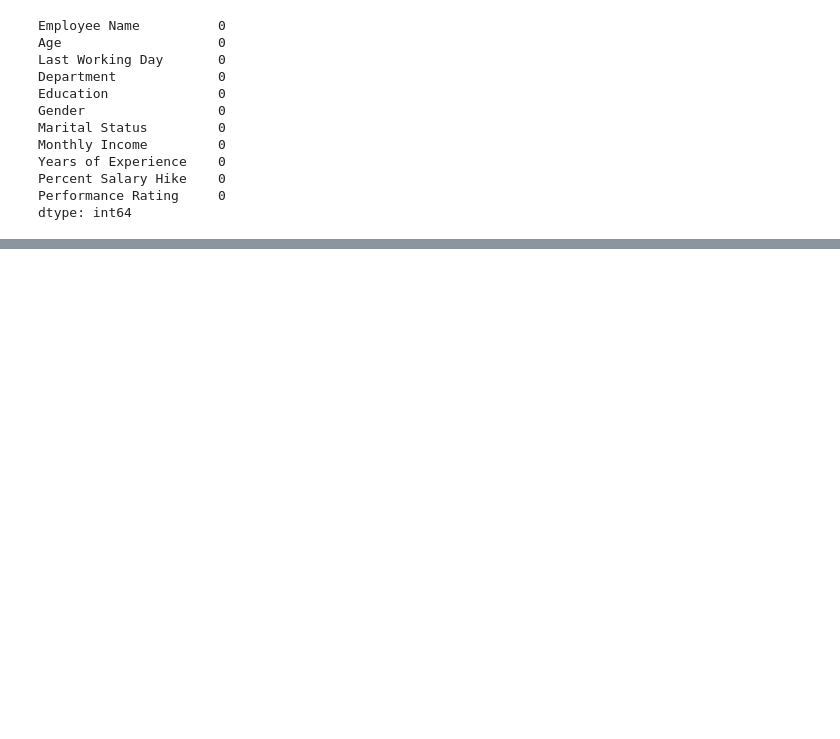
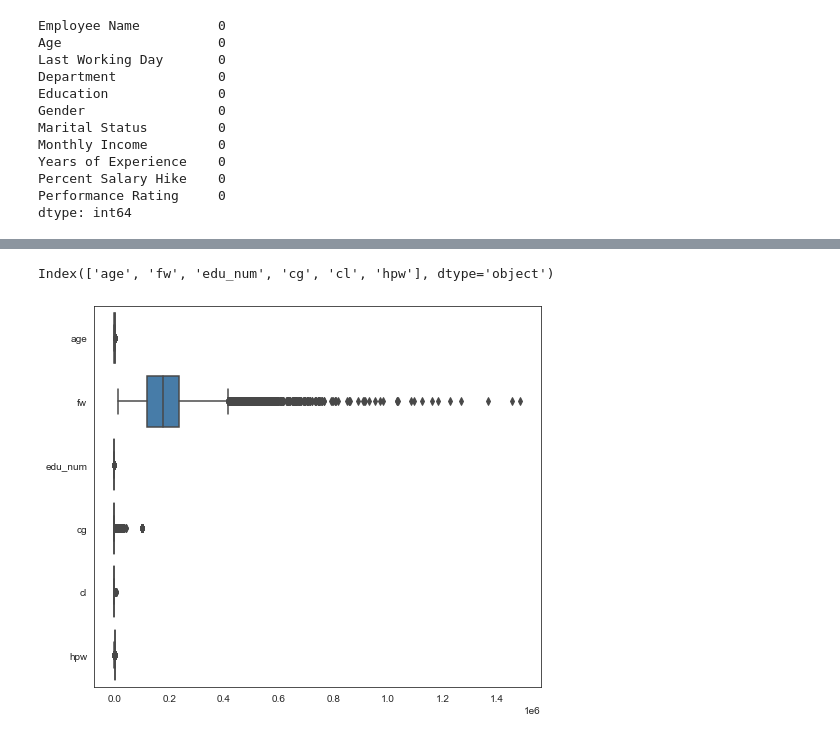
Before and after one commit to BishengChen/AZML, a Jupyter notebook: pandas_crash.ipynb, the cells around one changed output, grey strips where cells are left out. Cells and saved outputs as stored; diff of their text form; code cells hidden in the pictures; blank space fills up the shorter version.

```diff
--- a/pandas_crash.ipynb
+++ b/pandas_crash.ipynb
@@ -244,0 +282,13 @@ dtype: int64
+# %%
+df_numeric=df.select_dtypes(include="number").columns
+# %%
+df_numeric
+# %% [output]
+Index(['age', 'fw', 'edu_num', 'cg', 'cl', 'hpw'], dtype='object')
+# %%
+sns.set_style("white")
+f, ax=plt.subplots(figsize=(8,7))
+ax = sns.boxplot(data=df[df_numeric],orient="h",palette="Set1")
+ax.xaxis.grid(False)
+# %% [output]
+[figure, added]
```
Also changed, not shown: parts of 12 cells of this notebook.
